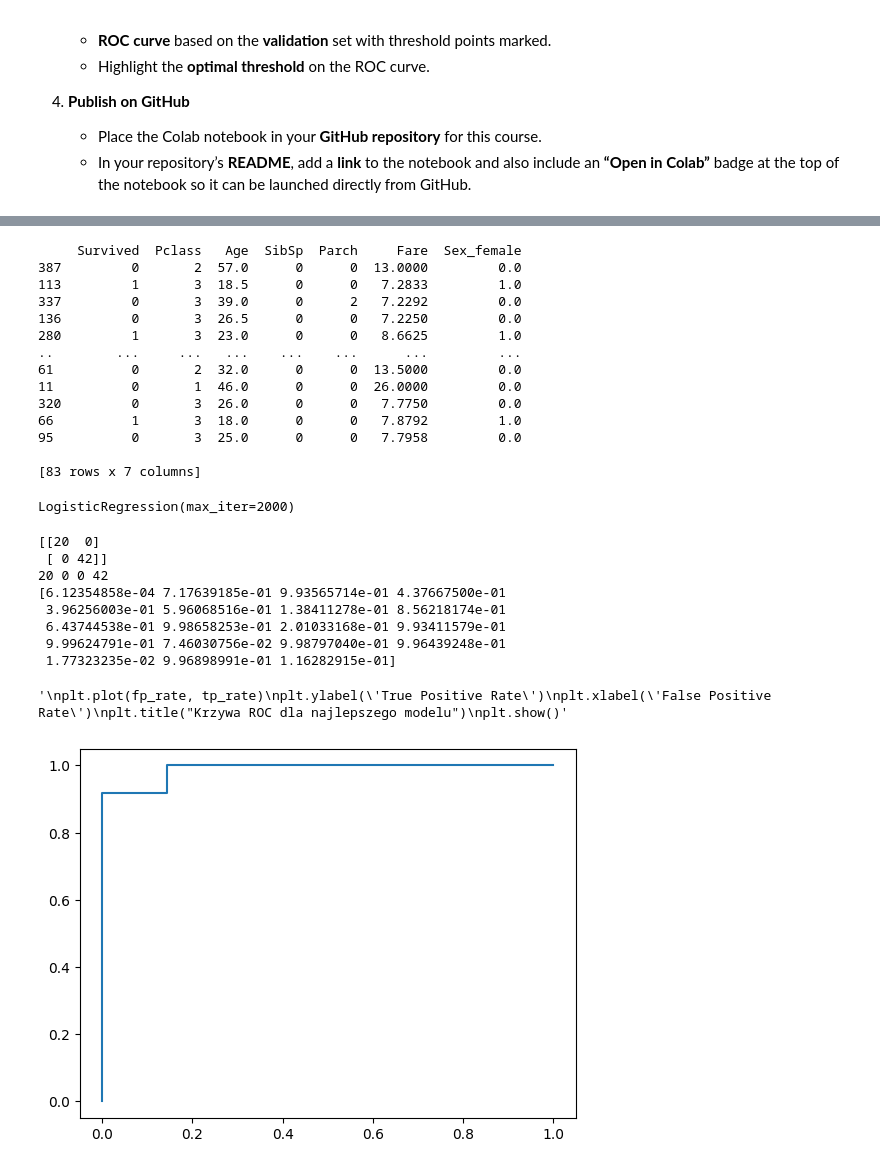
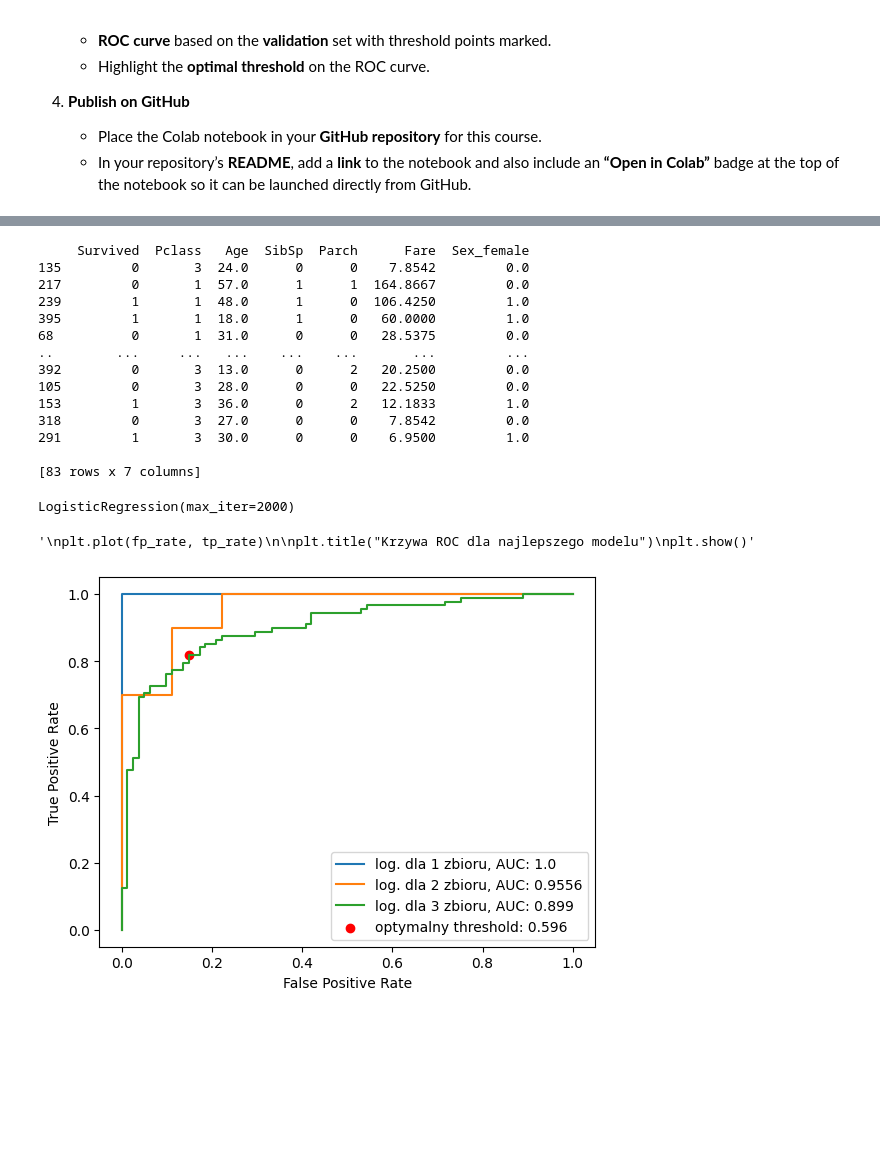
Before and after one commit to kaluznys/uczenie_maszynowe_UW, a Jupyter notebook: praca_domowa_3.ipynb, the cells around one changed output, grey strips where cells are left out. Drawn from its saved outputs; the diff is of its cells as text; code cells hidden in the pictures; blank space fills up the shorter version.

```diff
--- a/praca_domowa_3.ipynb
+++ b/praca_domowa_3.ipynb
@@ -83,4 +83,9 @@ dane.head()
 
 dane2 = pd.read_csv("/ex2data1[1].csv")
 dane2.head()
+
+dane3 = pd.read_csv("/Raisin_Dataset[1].csv")
+dane3.replace(to_replace='Kecimen', value=0, inplace=True)
+dane3.replace(to_replace='Besni', value=1, inplace=True)
+dane3
 # %% [output]
@@ -103,19 +115,24 @@ X2 = dane2.iloc[:, :-1]
 y2= dane2.iloc[:, -1]
 X2_train, X2_test, y2_train, y2_test = train_test_split(X2, y2, test_size=0.25)
 X2_train, X2_valid, y2_train, y2_valid = train_test_split(X2_train, y2_train, test_size=0.25)
+
+X3 = dane3.iloc[:, :-1]
+y3= dane3.iloc[:, -1]
+X3_train, X3_test, y3_train, y3_test = train_test_split(X3, y3, test_size=0.25)
+X3_train, X3_valid, y3_train, y3_valid = train_test_split(X3_train, y3_train, test_size=0.25)
 # %% [output]
-     Survived  Pclass   Age  SibSp  Parch     Fare  Sex_female
-387         0       2  57.0      0      0  13.0000         0.0
-113         1       3  18.5      0      0   7.2833         1.0
-337         0       3  39.0      0      2   7.2292         0.0
-136         0       3  26.5      0      0   7.2250         0.0
-280         1       3  23.0      0      0   8.6625         1.0
-..        ...     ...   ...    ...    ...      ...         ...
-61          0       2  32.0      0      0  13.5000         0.0
-11          0       1  46.0      0      0  26.0000         0.0
-320         0       3  26.0      0      0   7.7750         0.0
-66          1       3  18.0      0      0   7.8792         1.0
-95          0       3  25.0      0      0   7.7958         0.0
+     Survived  Pclass   Age  SibSp  Parch      Fare  Sex_female
+135         0       3  24.0      0      0    7.8542         0.0
+217         0       1  57.0      1      1  164.8667         0.0
+239         1       1  48.0      1      0  106.4250         1.0
+395         1       1  18.0      1      0   60.0000         1.0
+68          0       1  31.0      0      0   28.5375         0.0
+..        ...     ...   ...    ...    ...       ...         ...
+392         0       3  13.0      0      2   20.2500         0.0
+105         0       3  28.0      0      0   22.5250         0.0
+153         1       3  36.0      0      2   12.1833         1.0
+318         0       3  27.0      0      0    7.8542         0.0
+291         1       3  30.0      0      0    6.9500         1.0
 
 [83 rows x 7 columns]
 # %%
@@ -127,36 +144,40 @@ log_r.fit(X_train, y_train)
 
 log_r2 = LogisticRegression(max_iter=2000)
 log_r2.fit(X2_train, y2_train)
+
+log_r3 = LogisticRegression(max_iter=2000)
+log_r3.fit(X3_train, y3_train)
 # %% [output]
 LogisticRegression(max_iter=2000)
 # %%
 from sklearn.metrics import roc_curve, roc_auc_score, auc, confusion_matrix
 predicted_classes_logistic = log_r.predict(X_valid)
 pred1 = log_r.predict_proba(X_valid)
 pred2 = log_r2.predict_proba(X2_valid)
+pred3 = log_r3.predict_proba(X3_valid)
 
-print(confusion_matrix(y_valid, predicted_classes_logistic))
-mac_pom = confusion_matrix(y_valid, predicted_classes_logistic)
-tp, fp, fn, tn = mac_pom.ravel()
-print(tp, fp, fn, tn)
+fpr, tpr, thresholds = roc_curve(y_valid, pred1[:,1], pos_label=1)
+plt.plot(fpr,tpr,label="log. dla 1 zbioru, AUC: "+str(round(roc_auc_score(y_valid, pred1[:,1]), 4)))
 
 fpr, tpr, thresholds = roc_curve(y2_valid, pred2[:,1], pos_label=1)
-plt.plot(fpr,tpr,label="Tree, AUC="+str(round(roc_auc_score(y2_valid, pred2[:,1]), 4)))
-print(pred2[:,1])
+plt.plot(fpr,tpr,label="log. dla 2 zbioru, AUC: "+str(round(roc_auc_score(y2_valid, pred2[:,1]), 4)))
+
+fpr, tpr, thresholds = roc_curve(y3_valid, pred3[:,1], pos_label=1)
+plt.plot(fpr,tpr,label="log. dla 3 zbioru, AUC: "+str(round(roc_auc_score(y3_valid, pred3[:,1]), 4)))
+
+optimal_index = np.argmax(tpr - fpr)
+optimal_threshold = thresholds[optimal_index]
+
+
+plt.scatter(fpr[optimal_index], tpr[optimal_index], marker='o', color='red', label= f"optymalny threshold: {round(optimal_threshold, 3)}")
+plt.legend()
+plt.ylabel('True Positive Rate')
+plt.xlabel('False Positive Rate')
 '''
 plt.plot(fp_rate, tp_rate)
-plt.ylabel('True Positive Rate')
-plt.xlabel('False Positive Rate')
+
 plt.title("Krzywa ROC dla najlepszego modelu")
 plt.show()'''
 # %% [output]
-[[20  0]
- [ 0 42]]
-20 0 0 42
-[6.12354858e-04 7.17639185e-01 9.93565714e-01 4.37667500e-01
- 3.96256003e-01 5.96068516e-01 1.38411278e-01 8.56218174e-01
- 6.43744538e-01 9.98658253e-01 2.01033168e-01 9.93411579e-01
- 9.99624791e-01 7.46030756e-02 9.98797040e-01 9.96439248e-01
- 1.77323235e-02 9.96898991e-01 1.16282915e-01]
+'\nplt.plot(fp_rate, tp_rate)\n\nplt.title("Krzywa ROC dla najlepszego modelu")\nplt.show()'
-'\nplt.plot(fp_rate, tp_rate)\nplt.ylabel(\'True Positive Rate\')\nplt.xlabel(\'False Positive Rate\')\nplt.title("Krzywa ROC dla najlepszego modelu")\nplt.show()'
-[figure, old version]
+[figure, new version]
```
Also changed, not shown: parts of 2 cells of this notebook.
